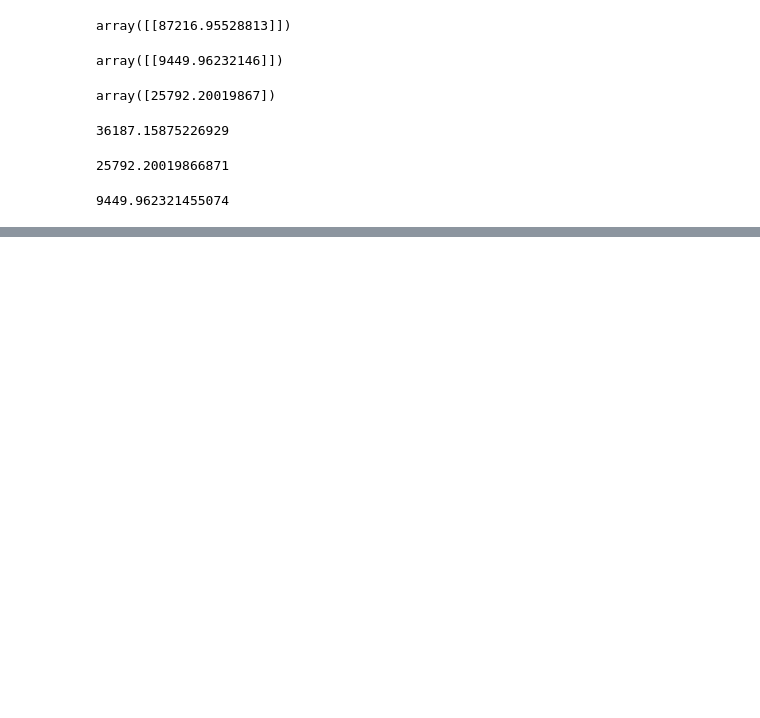
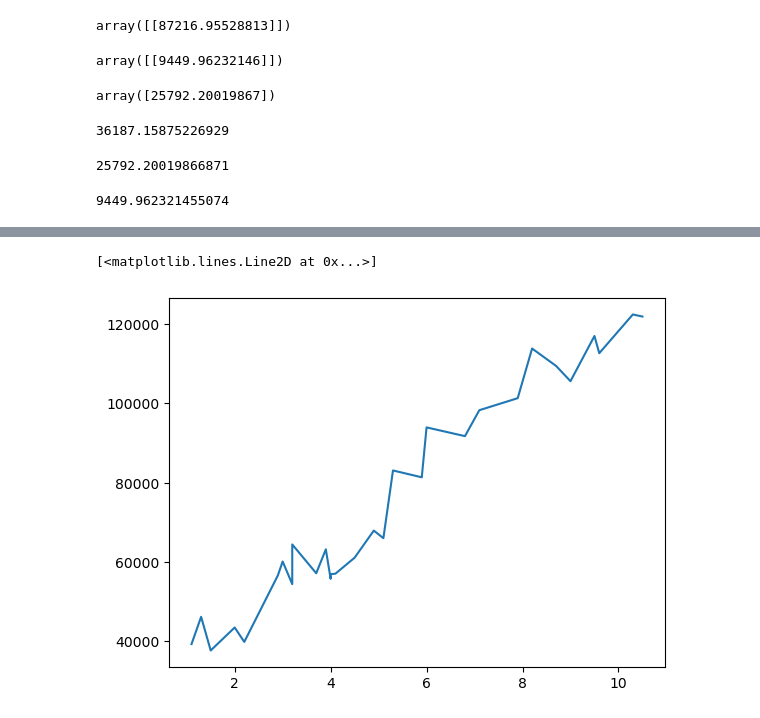
Before and after one commit to NiranjanHebli/LinuxWorld_ML_Training, a Jupyter notebook: DAY5/DAY5.ipynb, the cells around one changed output, grey strips where cells are left out. Drawn from its saved outputs; the diff is of its cells as text; code cells hidden in the pictures; blank space fills up the shorter version.

```diff
--- a/DAY5/DAY5.ipynb
+++ b/DAY5/DAY5.ipynb
@@ -76,0 +84,5 @@ m
+# %%
+plt.plot(X,Y)
+# %% [output]
+[<matplotlib.lines.Line2D at 0x...>]
+[figure, added]
```
Also changed, not shown: parts of 3 cells of this notebook, 2 other files.
